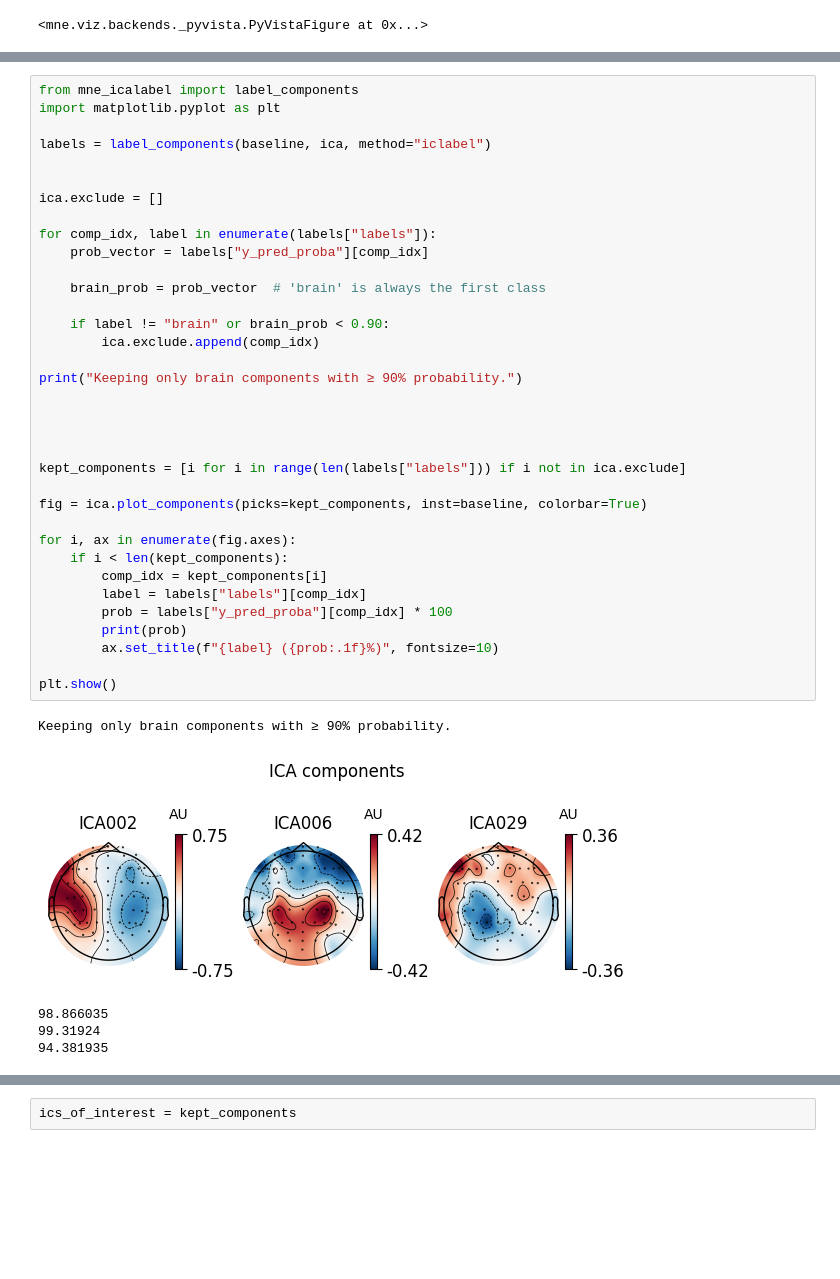
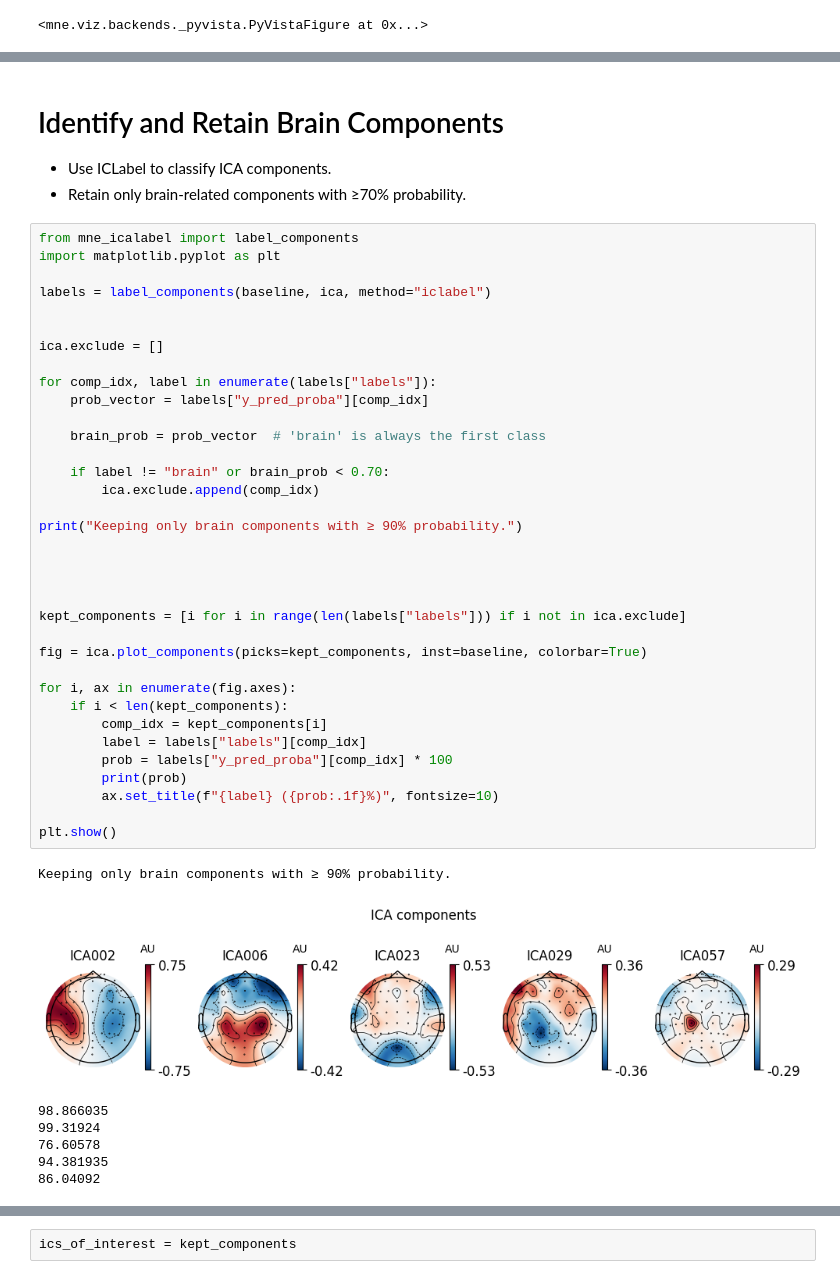
Before and after one commit to parvchor/BCI-Psychedelic, a Jupyter notebook: Analysis/Subject 1.ipynb, the cells around one changed output, grey strips where cells are left out. Cells and saved outputs as stored; diff of their text form; blank space fills up the shorter version.

```diff
--- a/Analysis/Subject 1.ipynb
+++ b/Analysis/Subject 1.ipynb
@@ -140,6 +156,10 @@ plt.show()
 [figure]
 [figure]
 [figure]
+# %% [markdown]
+#  Identify and Retain Brain Components
+- Use ICLabel to classify ICA components.
+- Retain only brain-related components with ≥70% probability.
 # %%
 from mne_icalabel import label_components
 import matplotlib.pyplot as plt
@@ -149,35 +169,37 @@ labels = label_components(baseline, ica, method="iclabel")
 
 ica.exclude = []
 
 for comp_idx, label in enumerate(labels["labels"]):
     prob_vector = labels["y_pred_proba"][comp_idx]
 
     brain_prob = prob_vector  # 'brain' is always the first class
 
-    if label != "brain" or brain_prob < 0.90:
+    if label != "brain" or brain_prob < 0.70:
         ica.exclude.append(comp_idx)
 
 print("Keeping only brain components with ≥ 90% probability.")
 
 
 
 
 kept_components = [i for i in range(len(labels["labels"])) if i not in ica.exclude]
 
 fig = ica.plot_components(picks=kept_components, inst=baseline, colorbar=True)
 
 for i, ax in enumerate(fig.axes):
     if i < len(kept_components):
         comp_idx = kept_components[i]
         label = labels["labels"][comp_idx]
         prob = labels["y_pred_proba"][comp_idx] * 100
         print(prob)
         ax.set_title(f"{label} ({prob:.1f}%)", fontsize=10)
 
 plt.show()
 # %% [output]
 Keeping only brain components with ≥ 90% probability.
-[figure, old version]
+[figure, new version]
 98.866035
 99.31924
+76.60578
 94.381935
+86.04092
```
Also changed, not shown: parts of 28 cells of this notebook, 2 other files.
